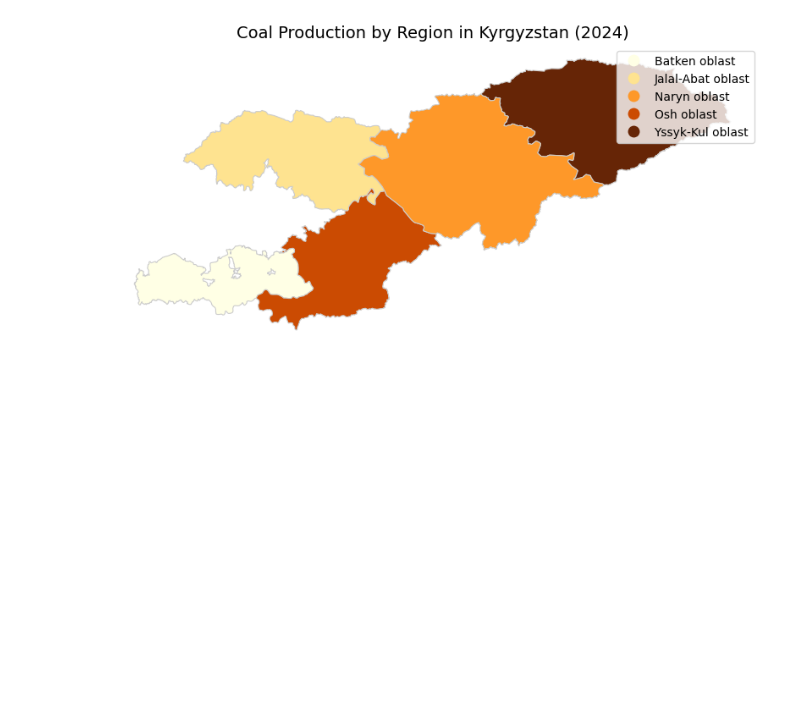
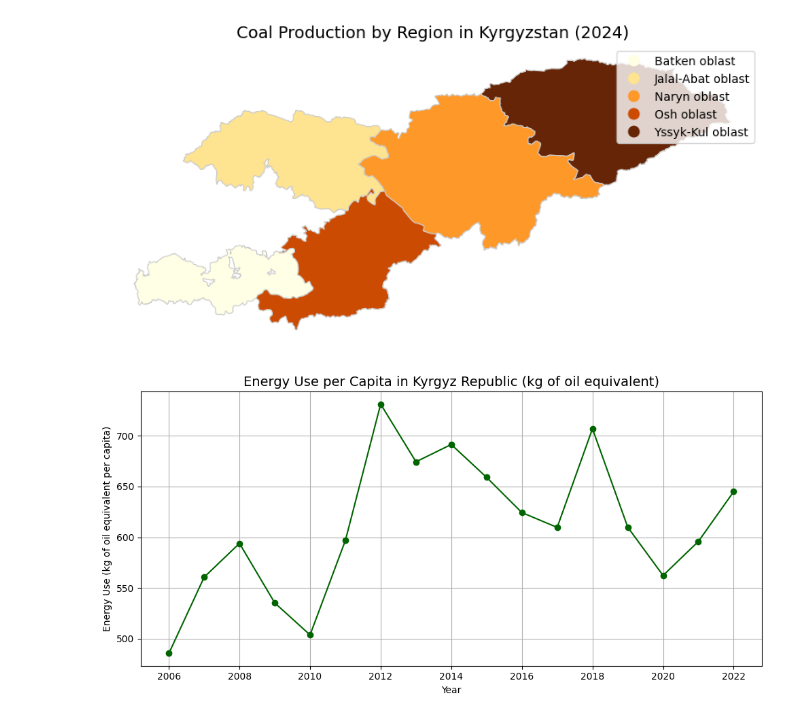
Before and after one commit to NursezimAlieva/Kyrgyz-Republic-Energy, a Jupyter notebook: main.ipynb, the cells around one changed output. Cells and saved outputs as stored; diff of their text form; code cells hidden in the pictures; blank space fills up the shorter version.

```diff
--- a/main.ipynb
+++ b/main.ipynb
@@ -186,3 +190,22 @@ ax.axis('off')
 plt.show()
 # %% [output]
 [figure]
+# %%
+energyUse_clean = energyUse_kg.drop(columns=['Country Name', 'Indicator Name'])
+
+# Транспонируем данные: чтобы годы были по оси X
+energyUse_transposed = energyUse_clean.T
+energyUse_transposed.columns = ['Energy use (kg of oil equivalent per capita)']
+energyUse_transposed.index = energyUse_transposed.index.astype(int)
+
+# Построим график
+plt.figure(figsize=(10, 5))
+plt.plot(energyUse_transposed.index, energyUse_transposed['Energy use (kg of oil equivalent per capita)'], marker='o', color='darkgreen')
+plt.title('Energy Use per Capita in Kyrgyz Republic (kg of oil equivalent)', fontsize=14)
+plt.xlabel('Year')
+plt.ylabel('Energy Use (kg of oil equivalent per capita)')
+plt.grid(True)
+plt.tight_layout()
+plt.show()
+# %% [output]
+[figure, added]
```
Also changed, not shown: parts of 7 cells of this notebook.
